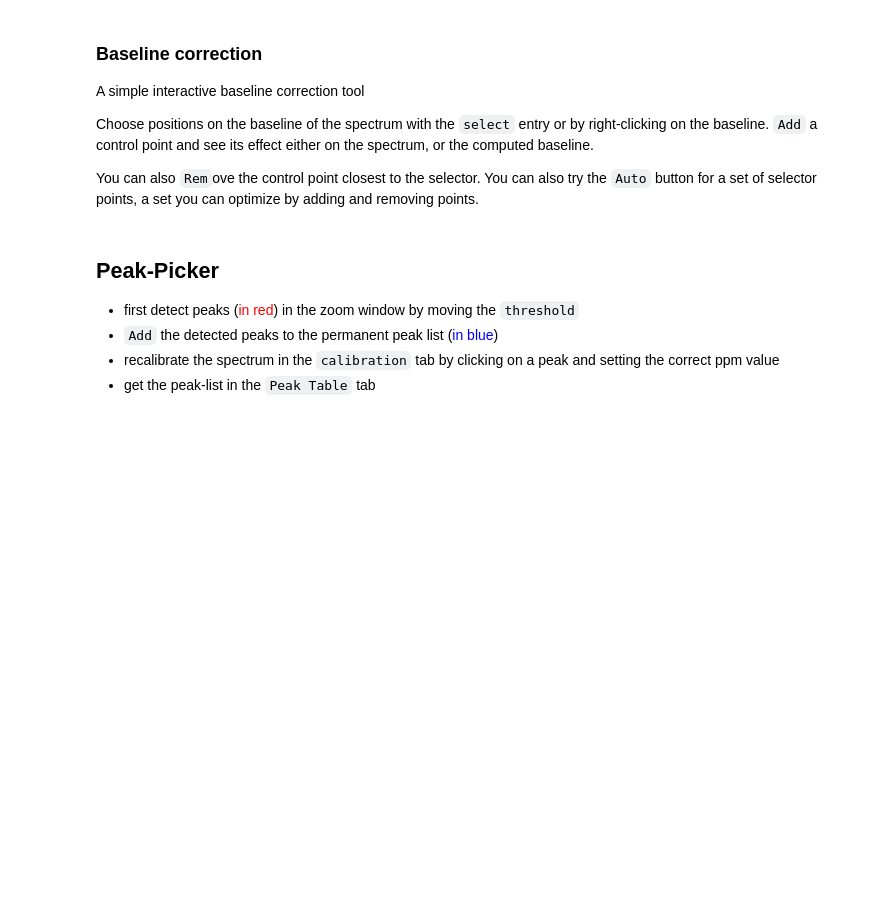
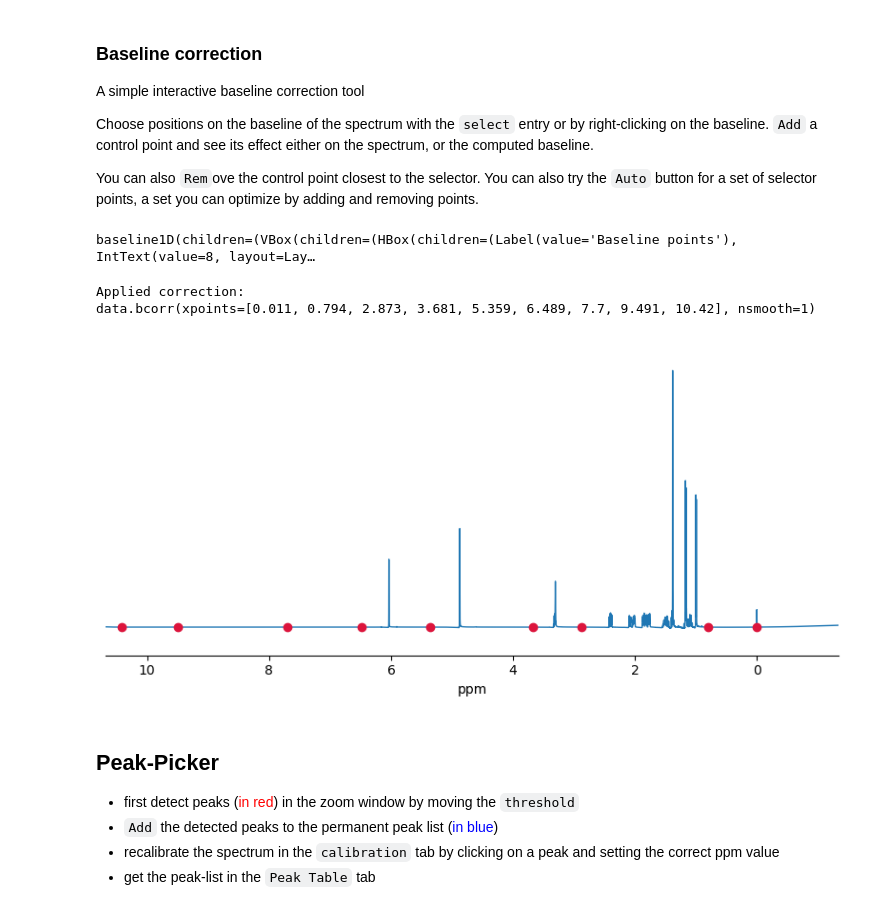
Before and after one commit to spike-project/spike, a Jupyter notebook: Notebooks/Proc1DNMR.ipynb, the cells around one changed output. Saved outputs shown, nothing was run; the diff lists cells and outputs as text; code cells hidden in the pictures; blank space fills up the shorter version.

```diff
--- a/Notebooks/Proc1DNMR.ipynb
+++ b/Notebooks/Proc1DNMR.ipynb
@@ -180,7 +181,14 @@ You can also `Rem`ove the control point closest to the selector.
 You can also try the `Auto` button for a set of selector points, a set you can optimize by adding and removing points.
 # %%
 # Baseline Correction
-I.baseline1D(D1)
+reload(I)
+b = I.baseline1D(D1)
+b
+# %% [output]
+baseline1D(children=(VBox(children=(HBox(children=(Label(value='Baseline points'), IntText(value=8, layout=Lay…
+Applied correction:
+data.bcorr(xpoints=[0.011, 0.794, 2.873, 3.681, 5.359, 6.489, 7.7, 9.491, 10.42], nsmooth=1)
+[figure, added]
 # %% [markdown]
 ## Peak-Picker
 - first detect peaks (<span style=color:red>in red</span>) in the zoom window by moving the `threshold`
```
Also changed, not shown: parts of 11 cells of this notebook, 9 other files.
